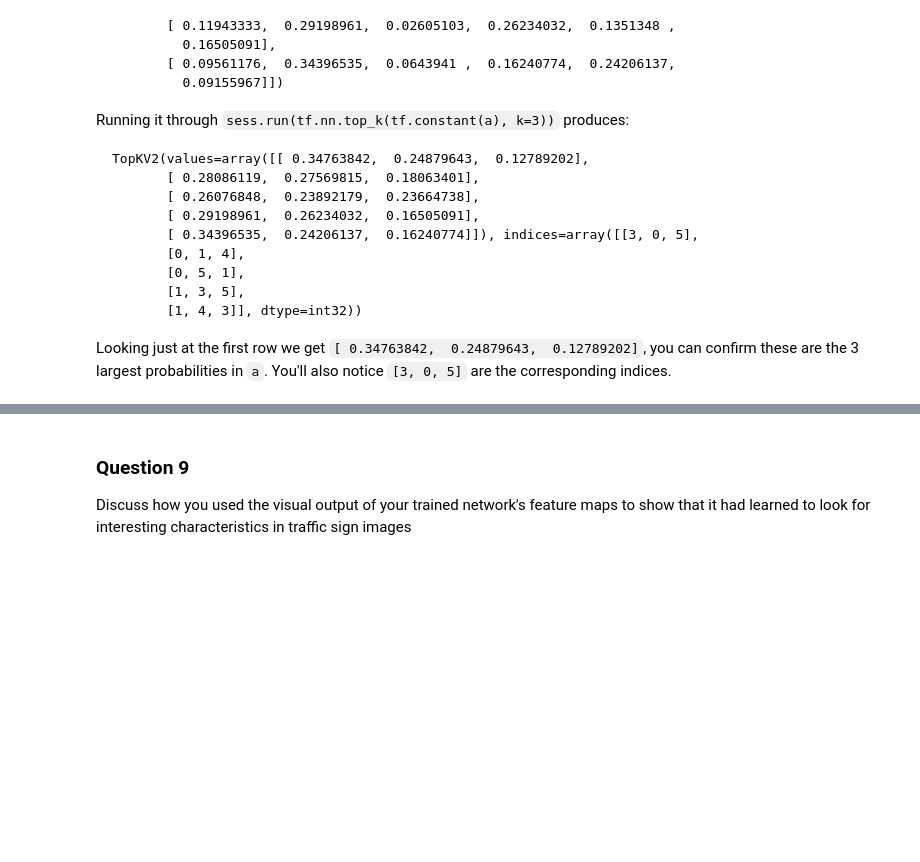
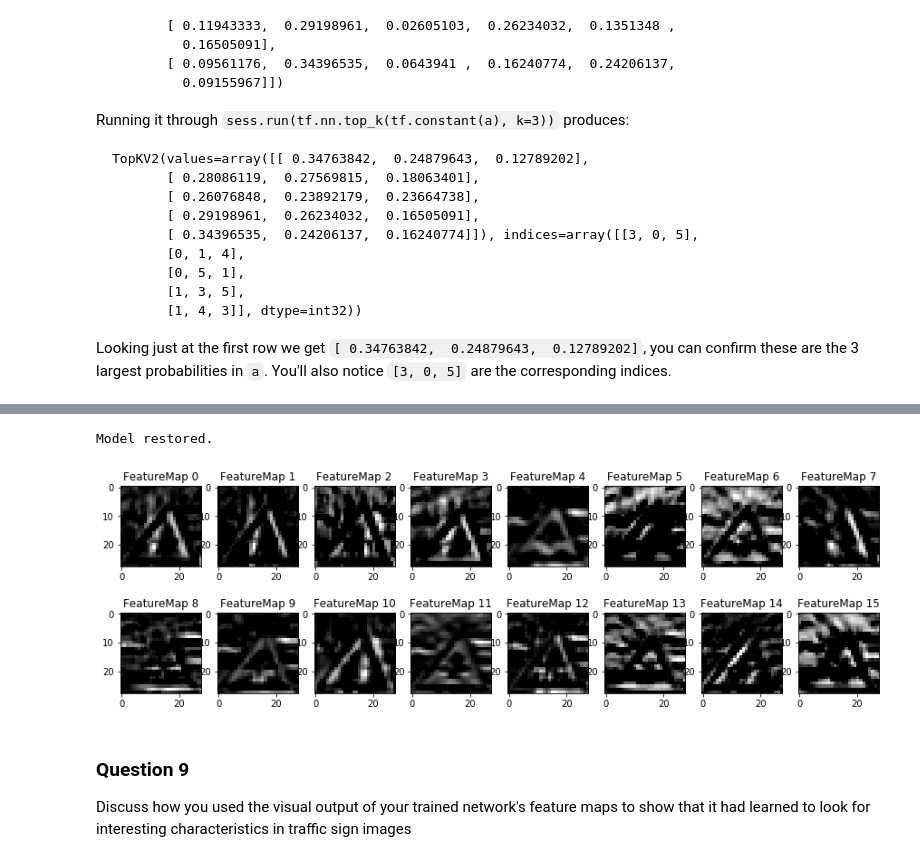
Before and after one commit to kindoblue/CarND-Traffic-Sign-Classifier-Project, a Jupyter notebook: Traffic_Sign_Classifier.ipynb, the cells around one changed output, grey strips where cells are left out. Cells and saved outputs as stored; diff of their text form; code cells hidden in the pictures; blank space fills up the shorter version.

```diff
--- a/Traffic_Sign_Classifier.ipynb
+++ b/Traffic_Sign_Classifier.ipynb
@@ -469,8 +469,8 @@ sets imply underfitting. A high accuracy on the training set but low accuracy on
 from sklearn.utils import shuffle
 
 rate = 0.0005
-EPOCHS = 50
-BATCH_SIZE = 1024
+EPOCHS = 60
+BATCH_SIZE = 512
 
 
 def evaluate(X_data, y_data):
@@ -768,34 +806,37 @@ def outputFeatureMap(tf_session, image_input, tf_activation, activation_min=-1,
     featuremaps = activation.shape[3]
     plt.figure(plt_num, figsize=(15,15))
     for featuremap in range(featuremaps):
         plt.subplot(6,8, featuremap+1) # sets the number of feature maps to show on each row and column
         plt.title('FeatureMap ' + str(featuremap)) # displays the feature map number
         if activation_min != -1 & activation_max != -1:
             plt.imshow(activation[0,:,:, featuremap], interpolation="nearest", vmin =activation_min, vmax=activation_max, cmap="gray")
         elif activation_max != -1:
             plt.imshow(activation[0,:,:, featuremap], interpolation="nearest", vmax=activation_max, cmap="gray")
         elif activation_min !=-1:
             plt.imshow(activation[0,:,:, featuremap], interpolation="nearest", vmin=activation_min, cmap="gray")
         else:
             plt.imshow(activation[0,:,:, featuremap], interpolation="nearest", cmap="gray")
 
 with tf.Session() as sess:
 
     # load the model structure
     new_saver = tf.train.import_meta_graph('lenet.meta')
 
     # restore variables from disk.
     new_saver.restore(sess, './lenet')
 
     print("Model restored.")
 
     # get the first activation node (first relu in my lenet)
-    first_activation = sess.graph.get_tensor_by_name('conv_1/Relu:0')
+    first_activation = sess.graph.get_tensor_by_name('conv_1_bis/Relu:0')
 
     # evaluate the node and print all the layers
     outputFeatureMap(sess, X_mine, first_activation, activation_min=-1, activation_max=-1, plt_num=1)
 
     plt.show()
+# %% [output]
+Model restored.
+[figure, added]
 # %% [markdown]
 ### Question 9
 
```
Also changed, not shown: parts of 8 cells of this notebook.
